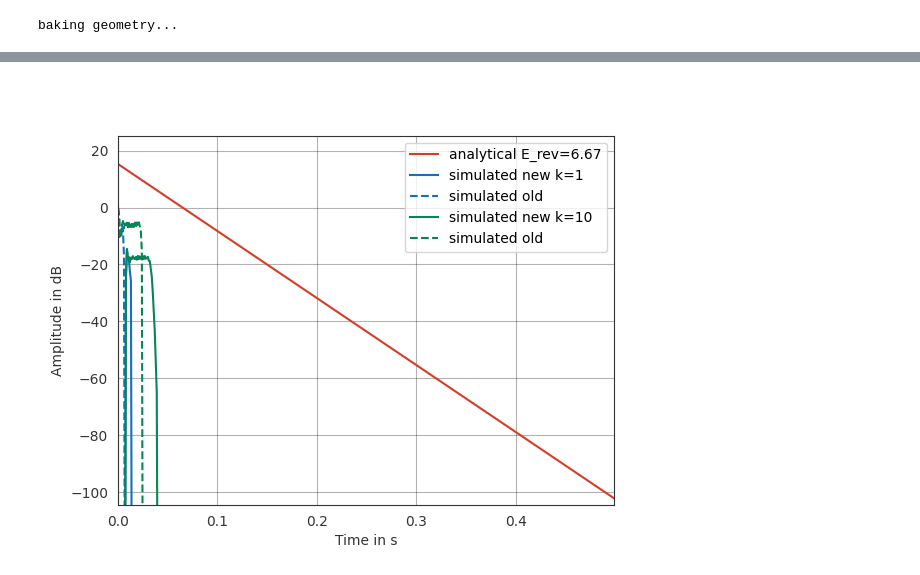
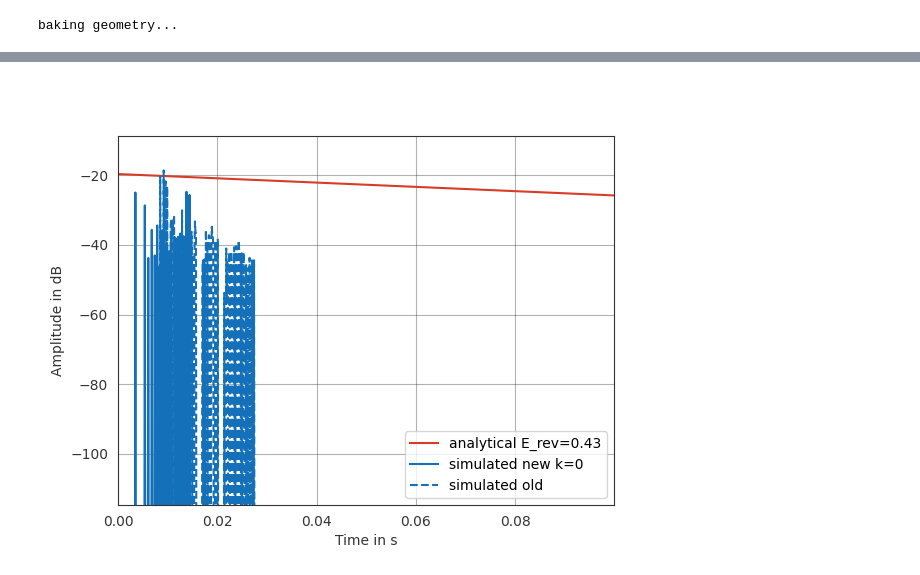
Before and after one commit to sparrow-acoustics/sparrowpy, a Jupyter notebook: examples/validate_new_vs_analytic.ipynb, the cells around one changed output, grey strips where cells are left out. Cells and saved outputs as stored; diff of their text form; code cells hidden in the pictures.

```diff
--- a/examples/validate_new_vs_analytic.ipynb
+++ b/examples/validate_new_vs_analytic.ipynb
@@ -9,12 +9,12 @@ import tracemalloc
 import matplotlib.pyplot as plt
 %matplotlib ipympl
 # %%
-X = 1
-Y = 1
-Z = 1
+X = 5
+Y = 4
+Z = 3
 patch_size = 1
-length_histogram = 0.5
-time_resolution = 1/1000
+length_histogram = 0.1
+time_resolution = 1/10000
 speed_of_sound = 343
 
 absorption = 0.1
@@ -32,7 +32,7 @@ walls = sp.testing.shoebox_room_stub(X, Y, Z)
 radiosity = sp.DRadiosityFast.from_polygon(
     walls, patch_size)
 # create directivity
-source = sp.geometry.SoundSource([0.5, .2, .2], [0, 1, 0], [0, 0, 1])
+source = sp.geometry.SoundSource([2, 2, 2], [0, 1, 0], [0, 0, 1])
 
 sources = pf.Coordinates(0, 0, 1)
 receivers = pf.Coordinates(0, 0, 1)
@@ -101,7 +101,7 @@ receiver = sp.geometry.Receiver(receiver_pos, [0, 1, 0], [0, 0, 1])
 threshold_db = -70
 histograms = []
 histograms_old = []
-ks = [1, 10]
+ks = [0]
 time_slow = np.zeros(len(ks))
 time_fast = np.zeros(len(ks))
 memory_slow = np.zeros(len(ks))
@@ -137,7 +137,7 @@ for i_k in range(len(ks)):
     start = datetime.now()
     histogram = radiosity.calculate_energy_exchange_receiver(
         receiver_pos, speed_of_sound, time_resolution, length_histogram,
-        threshold=0, max_time=np.inf, max_depth=k)
+        threshold=0, max_time=np.inf, max_depth=k, algorithm='order', recalculate=True)
     delta = (datetime.now() - start)
     time_fast[i_k] = (delta.seconds*1e6 + delta.microseconds)
     memory_fast[i_k] = tracemalloc.get_traced_memory()[1] # get peak memory
@@ -156,26 +169,26 @@ E_reverb_analytical = 4/A
 # %%
 t = reverberation_old.times
 w_0 = E_reverb_analytical/ V # Kuttruff Eq 4.7
 t_0 = 0.03
 reverberation_analytic = w_0 * np.exp(+(speed_of_sound*S*np.log(1-alpha_dash)/(4*V))*(t-t_0)) # Kuttruff Eq 4.10
 reverberation_analytic = pf.Signal(reverberation_analytic, sampling_rate=1/time_resolution)
 plt.figure()
 pf.plot.time(
     reverberation_analytic, dB=True, log_prefix=10,
     label=f'analytical E_rev={E_reverb_analytical:0.2f}', color='r')
 color = ['b', 'g', 'c', 'm', 'y', 'k']
 for i in range(reverberation.cshape[0]):
     # e_rel = (E_reverb[i]/E_reverb_analytical)
     if reverberation.n_samples > 1:
         pf.plot.time(
             reverberation[i], dB=True, log_prefix=10,
             label=f'simulated new k={ks[i]}',
-            linestyle='-', color=color[i])
+            linestyle='-', color=color[i%len(color)])
     pf.plot.time(
         reverberation_old[i], dB=True, log_prefix=10,
         label='simulated old',
-        linestyle='--', color=color[i])
+        linestyle='--', color=color[i%len(color)])
 plt.legend()
 plt.show()
 # %% [output]
-[figure, old version]
+[figure, new version]
```
Also changed, not shown: parts of 10 cells of this notebook, 2 other files.
